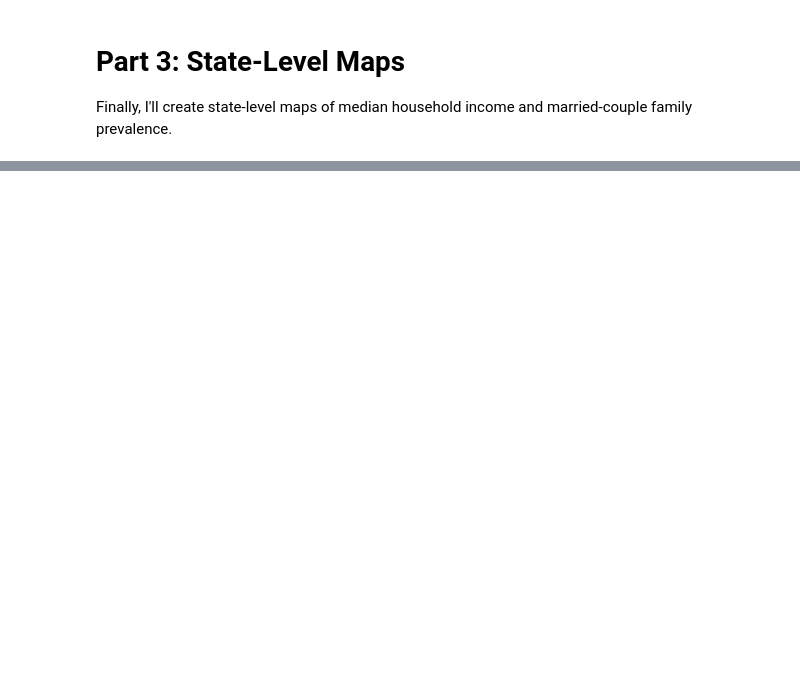
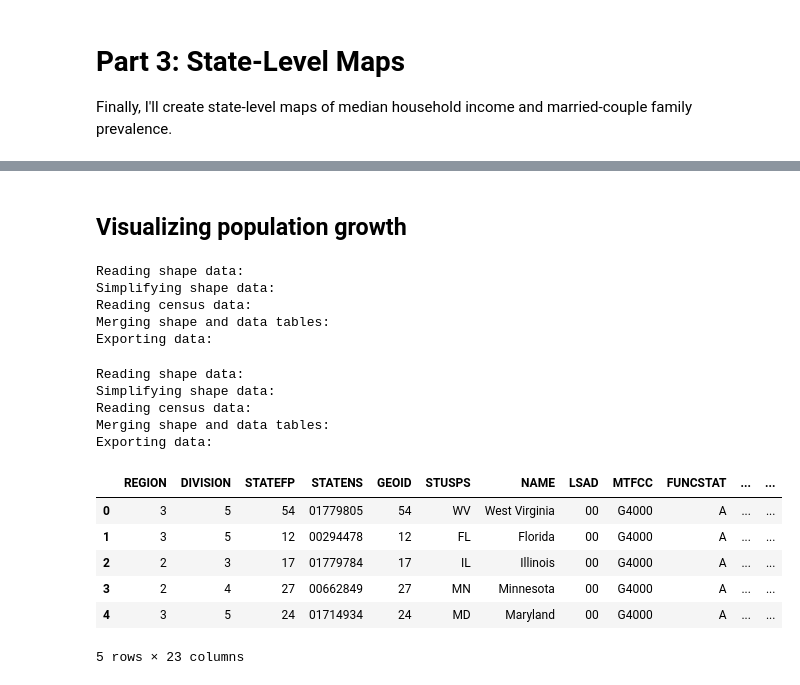
Before and after one commit to kburchfiel/census_folium_tutorial, a Jupyter notebook: census_folium_tutorial_v6.ipynb, the cells around one changed output, grey strips where cells are left out. Cells and saved outputs as stored; diff of their text form; code cells hidden in the pictures; blank space fills up the shorter version.

```diff
--- a/census_folium_tutorial_v6.ipynb
+++ b/census_folium_tutorial_v6.ipynb
@@ -199,0 +277,16 @@ state_median_hh_income_map = census_folium_viewer.generate_map(
+# %% [markdown]
+## Visualizing population growth
+# %%
+census_state_population_growth_table = census_folium_viewer.prepare_state_table(
+    shapefile_path = r'C:\Users\kburc\Downloads\tl_2020_us_state\tl_2020_us_state.shp',
+    shape_feature_name = 'NAME', tolerance = 0.005, data_path =
+    'census_state_population_2000_to_2020.csv', data_feature_name = 'NAME')
+print("Exporting data:")
+census_state_population_growth_table.to_file('census_state_population_growth_table.geojson',
+driver = 'GeoJSON')
+# %% [output]
+Reading shape data:
+Simplifying shape data:
+Reading census data:
+Merging shape and data tables:
+Exporting data:
@@ -199,0 +301,26 @@ state_median_hh_income_map = census_folium_viewer.generate_map(
+# %%
+census_county_population_growth_table = census_folium_viewer.prepare_county_table(
+    shapefile_path = r'C:\Users\kburc\Downloads\tl_2021_us_county\tl_2021_us_county.shp',
+    shape_state_code_column = 'STATEFP', shape_county_code_column = 'COUNTYFP',
+    tolerance = 0.005,
+    data_path = 'census_county_population_2000_to_2020.csv',
+    data_state_code_column = 'state', data_county_code_column = 'county')
+print("Exporting data:")
+county_and_census_table.to_file('census_county_population_growth_table.geojson',
+    driver = 'GeoJSON')
+# %% [output]
+Reading shape data:
+Simplifying shape data:
+Reading census data:
+Merging shape and data tables:
+Exporting data:
+# %%
+census_state_population_growth_table.head()
+# %% [output]
+|  | REGION | DIVISION | STATEFP | STATENS | GEOID | STUSPS | NAME | LSAD | MTFCC | FUNCSTAT | ... | ... |
+| 0 | 3 | 5 | 54 | 01779805 | 54 | WV | West Virginia | 00 | G4000 | A | ... | ... |
+| 1 | 3 | 5 | 12 | 00294478 | 12 | FL | Florida | 00 | G4000 | A | ... | ... |
+| 2 | 2 | 3 | 17 | 01779784 | 17 | IL | Illinois | 00 | G4000 | A | ... | ... |
+| 3 | 2 | 4 | 27 | 00662849 | 27 | MN | Minnesota | 00 | G4000 | A | ... | ... |
+| 4 | 3 | 5 | 24 | 01714934 | 24 | MD | Maryland | 00 | G4000 | A | ... | ... |
+5 rows × 23 columns
```
Also changed, not shown: parts of 16 cells of this notebook, 8 other files.
